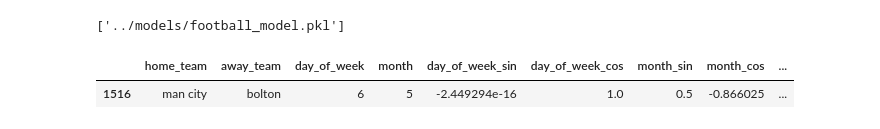
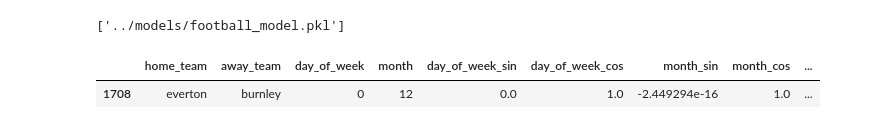
Before and after one commit to RuiFSP/Premier-League-Football, a Jupyter notebook: notebooks/04-train_model.ipynb, the cells around one changed output. Cells and saved outputs as stored; diff of their text form; code cells hidden in the pictures.

```diff
--- a/notebooks/04-train_model.ipynb
+++ b/notebooks/04-train_model.ipynb
@@ -707,14 +682,14 @@ joblib.dump(pipeline, filename)
 # %%
 # test model with one data point
 # Load the model from the file
 loaded_model = joblib.load(filename)
 
 # Create a sample data point
-data_point = X_test.iloc[[0]]
+data_point = X_test.iloc[[13]]
 data_point
 # %% [output]
 |  | home_team | away_team | day_of_week | month | day_of_week_sin | day_of_week_cos | month_sin | month_cos | ... |
-| 1516 | man city | bolton | 6 | 5 | -2.449294e-16 | 1.0 | 0.5 | -0.866025 | ... |
+| 1708 | everton | burnley | 0 | 12 | 0.0 | 1.0 | -2.449294e-16 | 1.0 | ... |
 # %%
 # Make a prediction using the loaded model
 prediction = loaded_model.predict(data_point)
```
Also changed, not shown: parts of 19 cells of this notebook, 10 other files.
